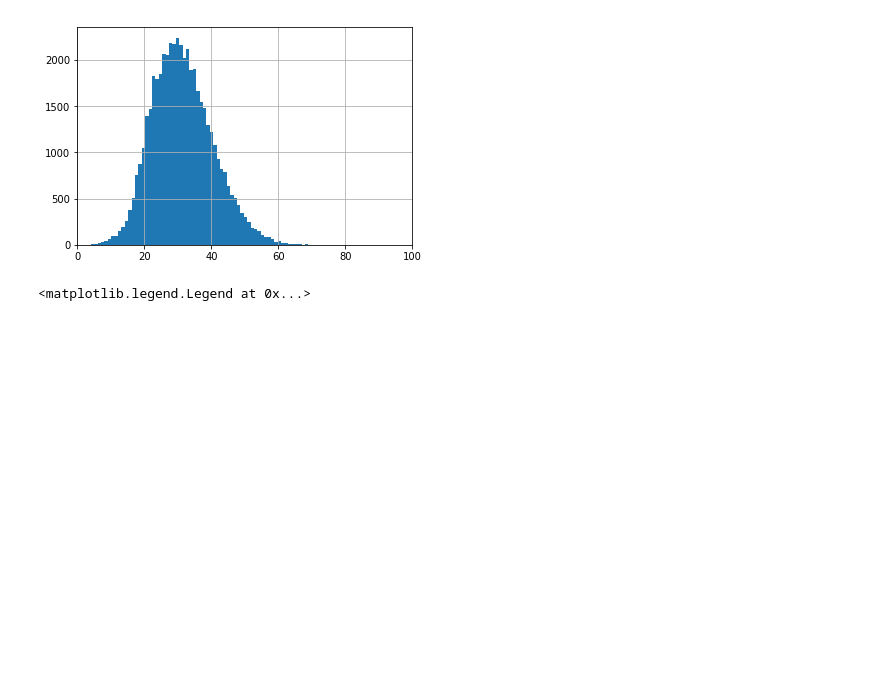
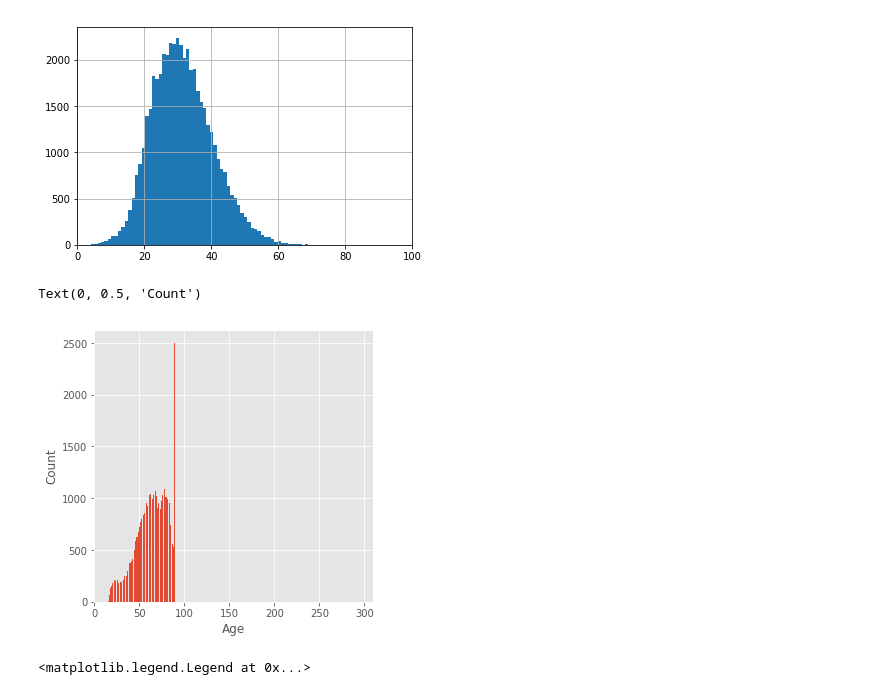
Before and after one commit to maxivanoff/mortality_predictor_mimic, a Jupyter notebook: load_oasis_local.ipynb, the cells around one changed output. Cells and saved outputs as stored; diff of their text form; code cells hidden in the pictures; blank space fills up the shorter version.

```diff
--- a/load_oasis_local.ipynb
+++ b/load_oasis_local.ipynb
@@ -125,6 +130,17 @@ plt.xlim(0, 100)
 # %% [output]
 (0, 100)
 [figure]
+# %%
+#oasis.loc[oasis.age > 299, 'age'] = 89
+plt.style.use('ggplot')
+f, axs = plt.subplots(1,1,figsize=(5,5))
+plt.hist(oasis.age, bins=97)
+plt.xlim(0,310)
+plt.xlabel('Age')
+plt.ylabel('Count')
+# %% [output]
+Text(0, 0.5, 'Count')
+[figure, added]
 # %%
 plt.hist(oasis.loc[oasis.hospital_expire_flag == 1].age,density=1,label='1',bins=50,alpha=0.8)
 plt.hist(oasis.loc[oasis.hospital_expire_flag == 0].age,density=1,label='0',bins=50,alpha=0.8)
```
Also changed, not shown: parts of 6 cells of this notebook, 2 other files.
